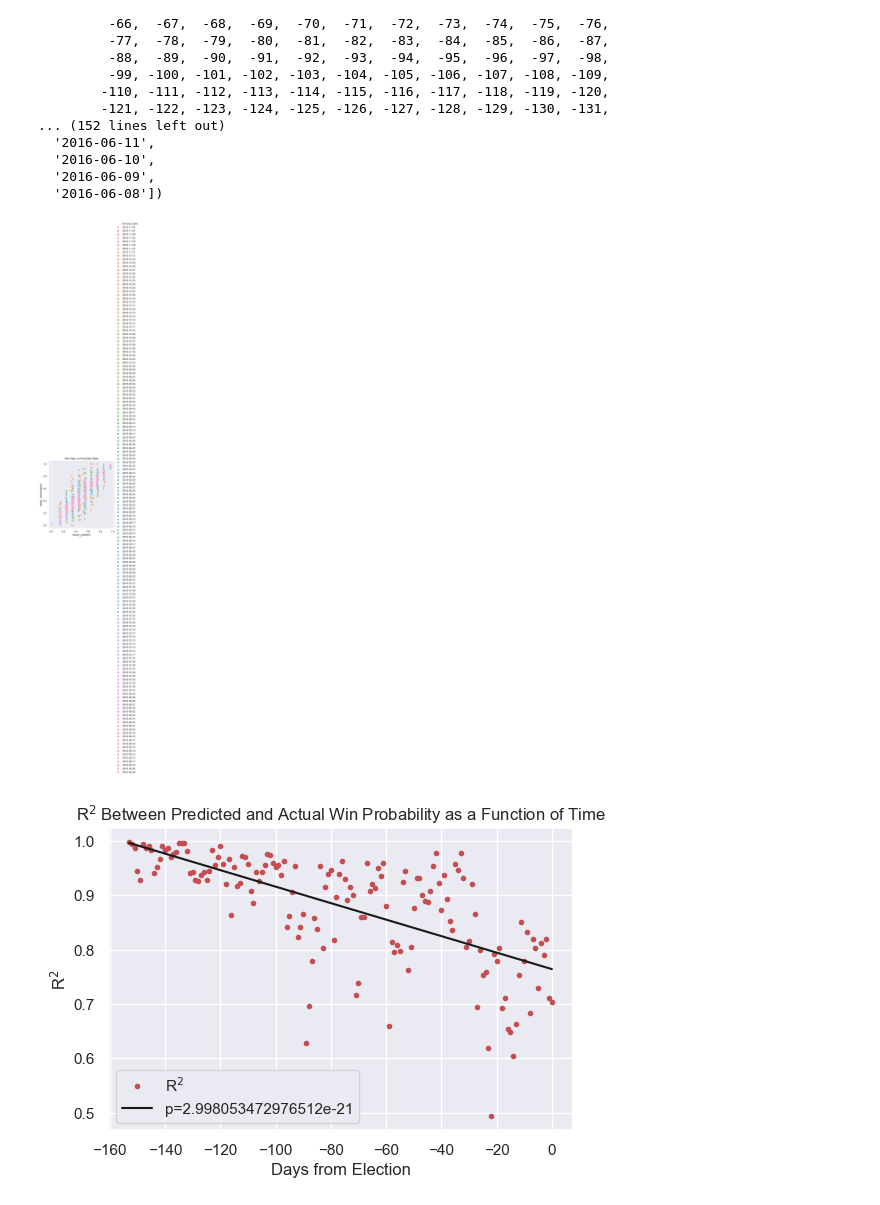
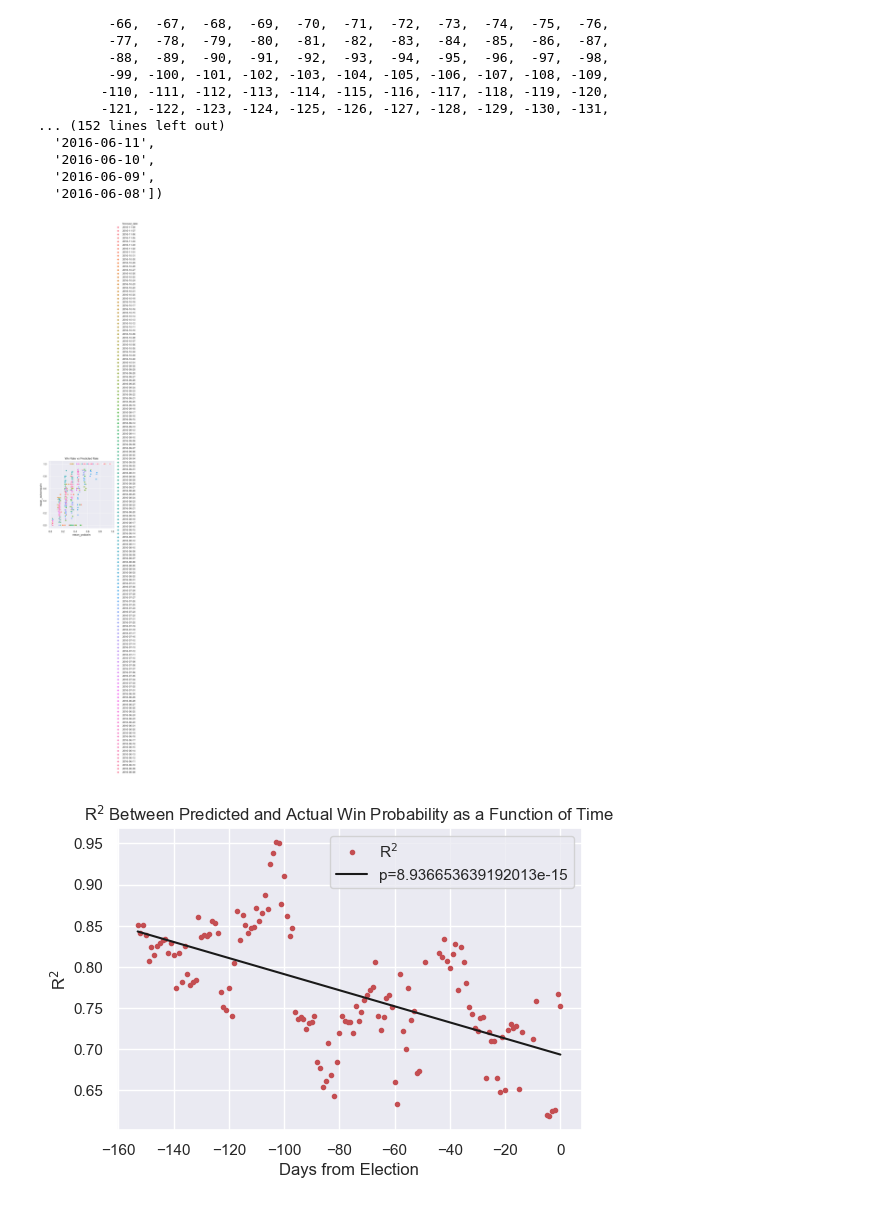
Before and after one commit to davidasiegel/Nate_Silver_Presidential_Elections, a Jupyter notebook: election_nate_silver.ipynb, the cells around one changed output. Drawn from its saved outputs; the diff is of its cells as text; code cells hidden in the pictures.

```diff
--- a/election_nate_silver.ipynb
+++ b/election_nate_silver.ipynb
@@ -32,3 +32,4 @@ presidential_elections.election_date.unique()
 array(['2016-11-08', '2012-11-06', '2008-11-04'], dtype=object)
 # %%
 presidential_elections = presidential_elections[presidential_elections.election_date=='2016-11-08']
+presidential_elections = presidential_elections[presidential_elections.candidate=='Trump']
@@ -56,6 +48,7 @@ median_probwin_list = []
 forecast_date_list = []
 mean_outcomewin_list = []
 median_outcomewin_list = []
+num_per_tranche = []
 for forecast_date in presidential_elections.forecast_date.unique():
     for tranche in tranches:
         tranche_list.append(tranche)
@@ -66,7 +59,7 @@ for forecast_date in presidential_elections.forecast_date.unique():
         median_probwin_list.append(np.median(presidential_elections.probwin[(presidential_elections.forecast_date==forecast_date)&(presidential_elections.probwin>=tranche)&(presidential_elections.probwin<=tranche+tranche_step)]))
         mean_outcomewin_list.append((np.mean(presidential_elections.probwin_outcome[(presidential_elections.forecast_date==forecast_date)&(presidential_elections.probwin>=tranche)&(presidential_elections.probwin<=tranche+tranche_step)])))
         median_outcomewin_list.append((np.median(presidential_elections.probwin_outcome[(presidential_elections.forecast_date==forecast_date)&(presidential_elections.probwin>=tranche)&(presidential_elections.probwin<=tranche+tranche_step)])))
-
+        num_per_tranche.append(len(presidential_elections.probwin[(presidential_elections.forecast_date==forecast_date)&(presidential_elections.probwin>=tranche)&(presidential_elections.probwin<=tranche+tranche_step)]))
 # tranche_step = 0.1
 # tranches = np.arange(0,1,tranche_step)
 # tranche_list = []
@@ -174,15 +174,17 @@ sns.relplot(x='mean_probwin',y='mean_outcomewin',hue='forecast_date',data=summar
 plt.title('Win Rate vs Predicted Rate')
 plt.show()
 # %% [output]
-[figure, old version]
+[figure, new version]
 # %%
-slope,intercept,rvalue,pvalue,stderr = st.linregress(days_from_election_list,np.array(rvalue_list)**2)
+rvalue_list = np.array(rvalue_list)
+days_from_election_list = np.array(days_from_election_list)
+slope,intercept,rvalue,pvalue,stderr = st.linregress(days_from_election_list[~pd.isnull(rvalue_list)],rvalue_list[~pd.isnull(rvalue_list)]**2)
 plt.plot(days_from_election_list,np.array(rvalue_list)**2,'.',label = 'R$^2$',color='r')
 plt.plot(days_from_election_list,slope*np.array(days_from_election_list)+intercept,label='p='+str(pvalue),color='k')
 plt.xlabel('Days from Election')
 plt.ylabel('R$^2$')
 plt.legend()
 plt.title('R$^2$ Between Predicted and Actual Win Probability as a Function of Time')
 plt.show()
 # %% [output]
-[figure, old version]
+[figure, new version]
```
Also changed, not shown: parts of 14 cells of this notebook.
